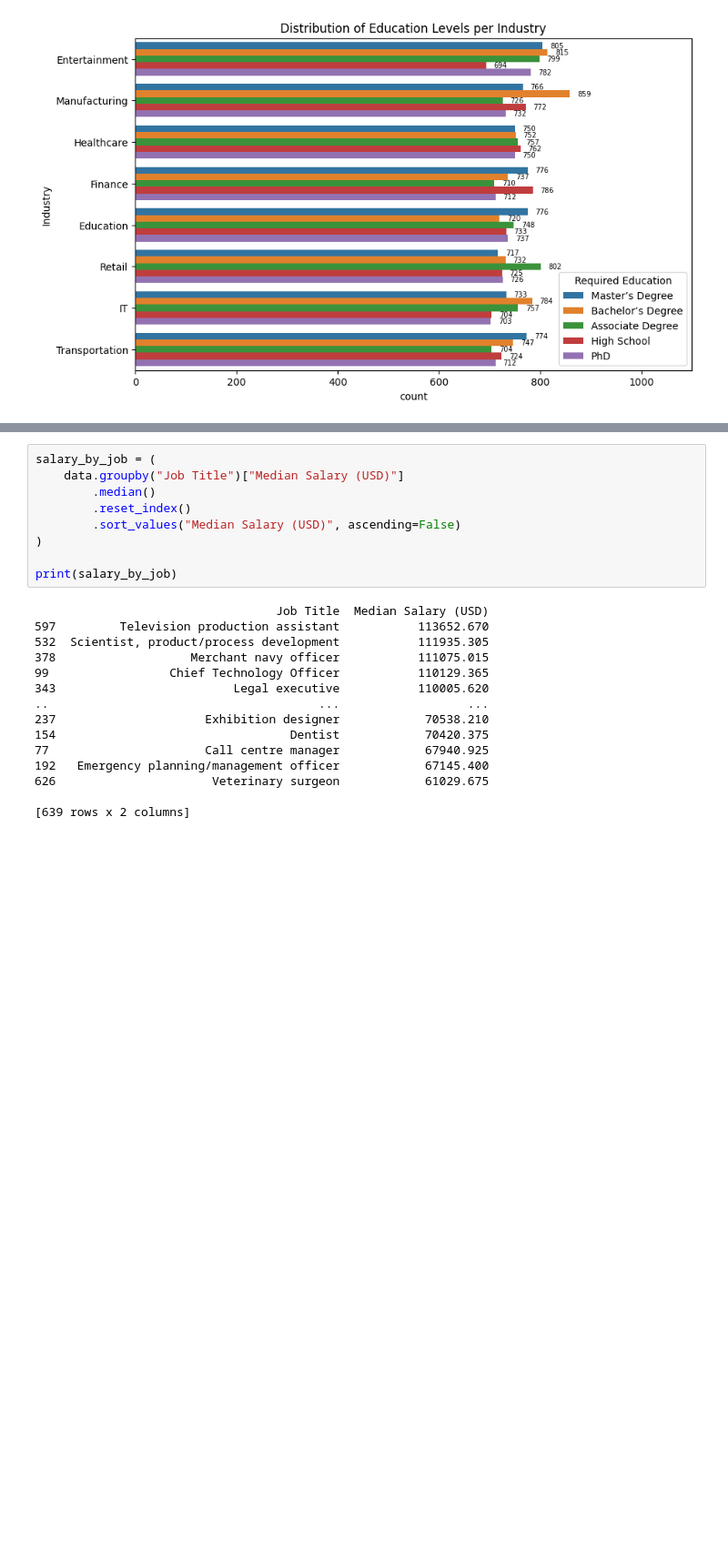
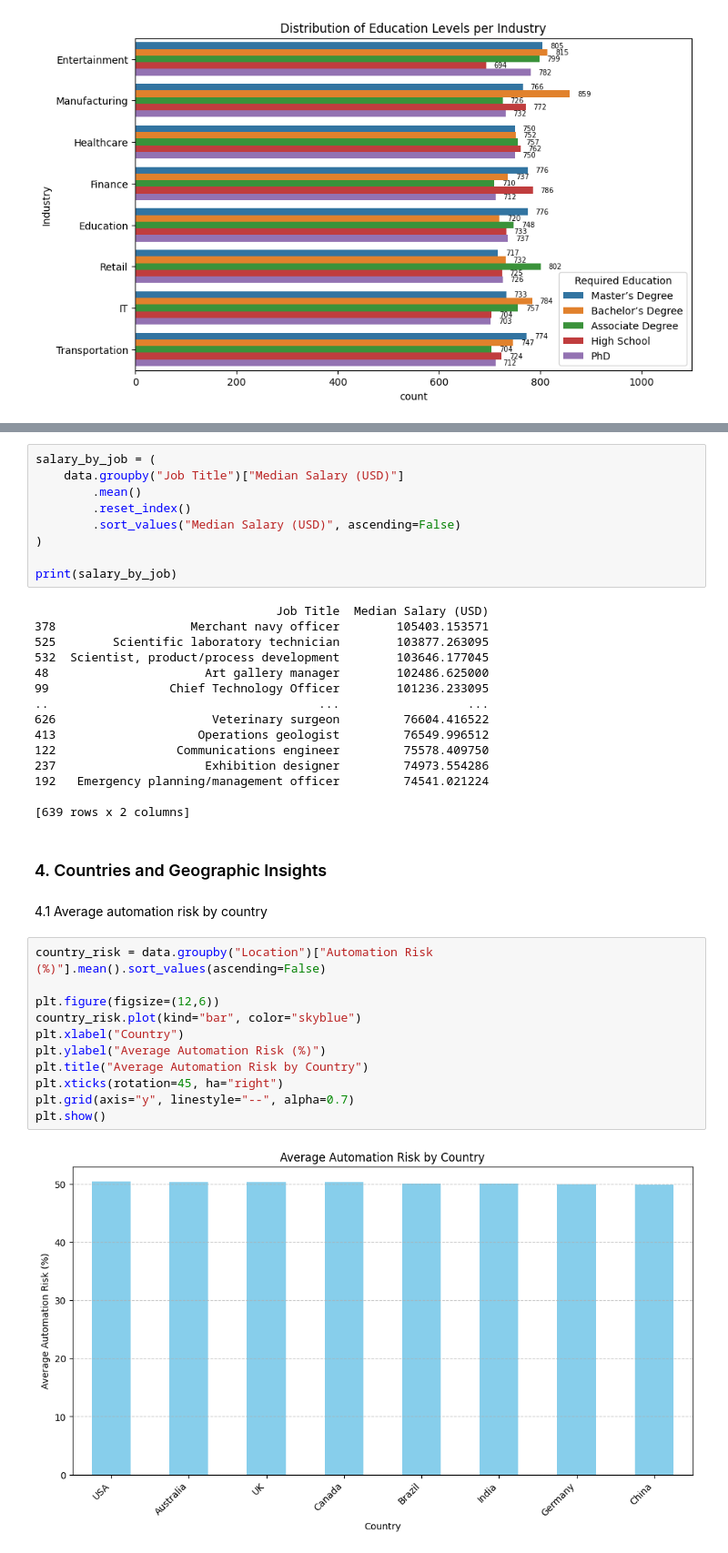
Before and after one commit to RaccoonWithAPeanutButterJar/ItDS2025-Project, a Jupyter notebook: Exploratory_analysis.ipynb, the cells around one changed output, grey strips where cells are left out. Shown: that part at 91% size. Saved outputs shown, nothing was run; the diff lists cells and outputs as text; blank space fills up the shorter version.

Commit message:
Explored and analysed countries

```diff
--- a/Exploratory_analysis.ipynb
+++ b/Exploratory_analysis.ipynb
@@ -261,7 +267,7 @@ print(salary_by_industry)
 # %%
 salary_by_job = (
     data.groupby("Job Title")["Median Salary (USD)"]
-        .median()
+        .mean()
         .reset_index()
         .sort_values("Median Salary (USD)", ascending=False)
 )
@@ -269,16 +275,33 @@ salary_by_job = (
 print(salary_by_job)
 # %% [output]
                                   Job Title  Median Salary (USD)
-597         Television production assistant           113652.670
-532  Scientist, product/process development           111935.305
-378                   Merchant navy officer           111075.015
-99                 Chief Technology Officer           110129.365
-343                         Legal executive           110005.620
+378                   Merchant navy officer        105403.153571
+525        Scientific laboratory technician        103877.263095
+532  Scientist, product/process development        103646.177045
+48                      Art gallery manager        102486.625000
+99                 Chief Technology Officer        101236.233095
 ..                                      ...                  ...
-237                     Exhibition designer            70538.210
-154                                 Dentist            70420.375
-77                      Call centre manager            67940.925
-192   Emergency planning/management officer            67145.400
-626                      Veterinary surgeon            61029.675
+626                      Veterinary surgeon         76604.416522
+413                    Operations geologist         76549.996512
+122                 Communications engineer         75578.409750
+237                     Exhibition designer         74973.554286
+192   Emergency planning/management officer         74541.021224
 
 [639 rows x 2 columns]
+# %% [markdown]
+### 4. Countries and Geographic Insights
+# %% [markdown]
+4.1 Average automation risk by country
+# %%
+country_risk = data.groupby("Location")["Automation Risk (%)"].mean().sort_values(ascending=False)
+
+plt.figure(figsize=(12,6))
+country_risk.plot(kind="bar", color="skyblue")
+plt.xlabel("Country")
+plt.ylabel("Average Automation Risk (%)")
+plt.title("Average Automation Risk by Country")
+plt.xticks(rotation=45, ha="right")
+plt.grid(axis="y", linestyle="--", alpha=0.7)
+plt.show()
+# %% [output]
+[figure, added]
```
Also changed, not shown: parts of 17 cells of this notebook.
